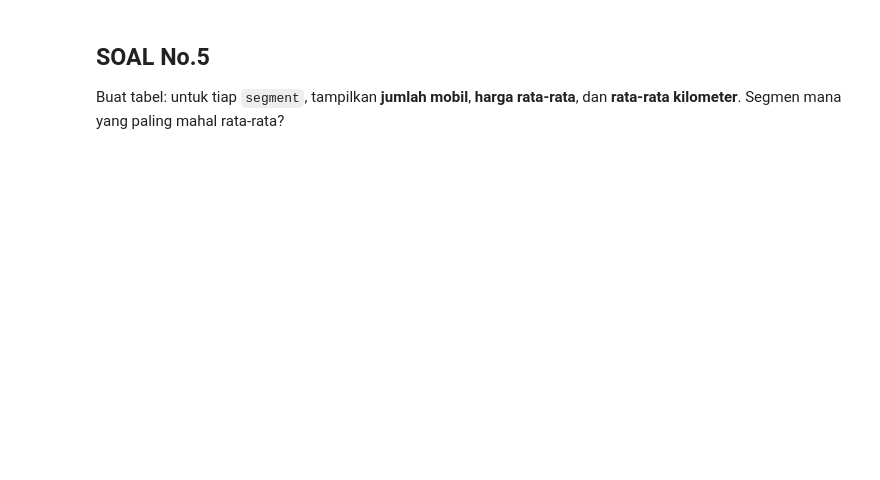
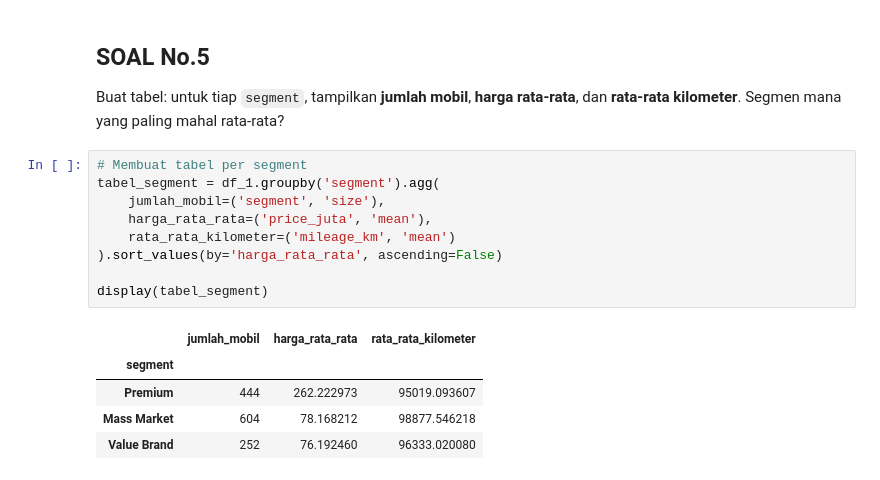
Before and after one commit to najmahmtk-alt/msdocs-flask-postgresql-sample-app-azd, a Jupyter notebook: [Sandbox]_Wrangler_Project_Used_Car_(1).ipynb, the cells around one changed output. Drawn from its saved outputs; the diff is of its cells as text; blank space fills up the shorter version.

```diff
--- a/[Sandbox]_Wrangler_Project_Used_Car_(1).ipynb
+++ b/[Sandbox]_Wrangler_Project_Used_Car_(1).ipynb
@@ -513,3 +619,18 @@ dan tampilkan **scatter plot**.
 ## SOAL No.5
 Buat tabel: untuk tiap `segment`, tampilkan **jumlah mobil**, **harga rata-rata**,
 dan **rata-rata kilometer**. Segmen mana yang paling mahal rata-rata?
+# %%
+# Membuat tabel per segment
+tabel_segment = df_1.groupby('segment').agg(
+    jumlah_mobil=('segment', 'size'),
+    harga_rata_rata=('price_juta', 'mean'),
+    rata_rata_kilometer=('mileage_km', 'mean')
+).sort_values(by='harga_rata_rata', ascending=False)
+
+display(tabel_segment)
+# %% [output]
+|  | jumlah_mobil | harga_rata_rata | rata_rata_kilometer |
+| segment |  |  |  |
+| Premium | 444 | 262.222973 | 95019.093607 |
+| Mass Market | 604 | 78.168212 | 98877.546218 |
+| Value Brand | 252 | 76.192460 | 96333.020080 |
```
Also changed, not shown: parts of 16 cells of this notebook.
